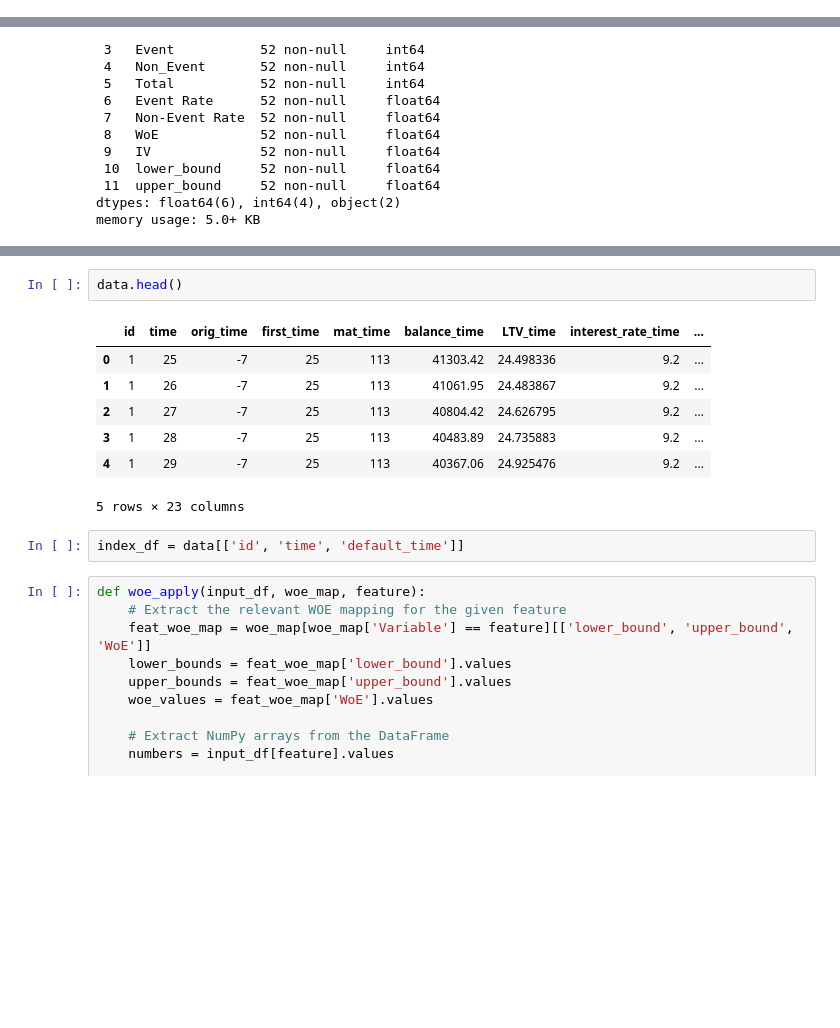
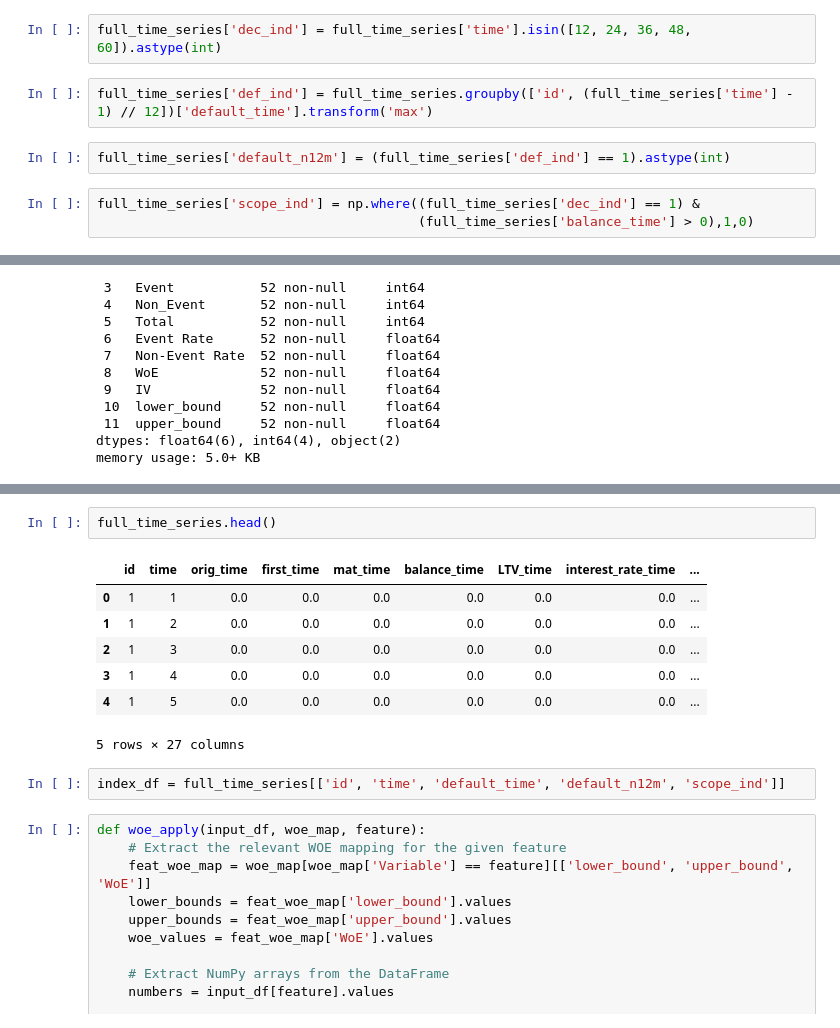
Before and after one commit to sbs23038/Capstone, a Jupyter notebook: SBS23038_Sem3.ipynb, the cells around one changed output, grey strips where cells are left out. Cells and saved outputs as stored; diff of their text form; blank space fills up the shorter version.

```diff
--- a/SBS23038_Sem3.ipynb
+++ b/SBS23038_Sem3.ipynb
@@ -443,0 +345,9 @@ woe_result
+# %%
+full_time_series['dec_ind'] = full_time_series['time'].isin([12, 24, 36, 48, 60]).astype(int)
+# %%
+full_time_series['def_ind'] = full_time_series.groupby(['id', (full_time_series['time'] - 1) // 12])['default_time'].transform('max')
+# %%
+full_time_series['default_n12m'] = (full_time_series['def_ind'] == 1).astype(int)
+# %%
+full_time_series['scope_ind'] = np.where((full_time_series['dec_ind'] == 1) &
+                                         (full_time_series['balance_time'] > 0),1,0)
@@ -745,15 +677,15 @@ woe_df_to_apply
 # %%
-data.head()
+full_time_series.head()
 # %% [output]
 |  | id | time | orig_time | first_time | mat_time | balance_time | LTV_time | interest_rate_time | ... |
-| 0 | 1 | 25 | -7 | 25 | 113 | 41303.42 | 24.498336 | 9.2 | ... |
-| 1 | 1 | 26 | -7 | 25 | 113 | 41061.95 | 24.483867 | 9.2 | ... |
-| 2 | 1 | 27 | -7 | 25 | 113 | 40804.42 | 24.626795 | 9.2 | ... |
-| 3 | 1 | 28 | -7 | 25 | 113 | 40483.89 | 24.735883 | 9.2 | ... |
-| 4 | 1 | 29 | -7 | 25 | 113 | 40367.06 | 24.925476 | 9.2 | ... |
+| 0 | 1 | 1 | 0.0 | 0.0 | 0.0 | 0.0 | 0.0 | 0.0 | ... |
+| 1 | 1 | 2 | 0.0 | 0.0 | 0.0 | 0.0 | 0.0 | 0.0 | ... |
+| 2 | 1 | 3 | 0.0 | 0.0 | 0.0 | 0.0 | 0.0 | 0.0 | ... |
+| 3 | 1 | 4 | 0.0 | 0.0 | 0.0 | 0.0 | 0.0 | 0.0 | ... |
+| 4 | 1 | 5 | 0.0 | 0.0 | 0.0 | 0.0 | 0.0 | 0.0 | ... |
-5 rows × 23 columns
+5 rows × 27 columns
 # %%
-index_df = data[['id', 'time', 'default_time']]
+index_df = full_time_series[['id', 'time', 'default_time', 'default_n12m', 'scope_ind']]
 # %%
 def woe_apply(input_df, woe_map, feature):
     # Extract the relevant WOE mapping for the given feature
```
Also changed, not shown: parts of 120 cells of this notebook.
